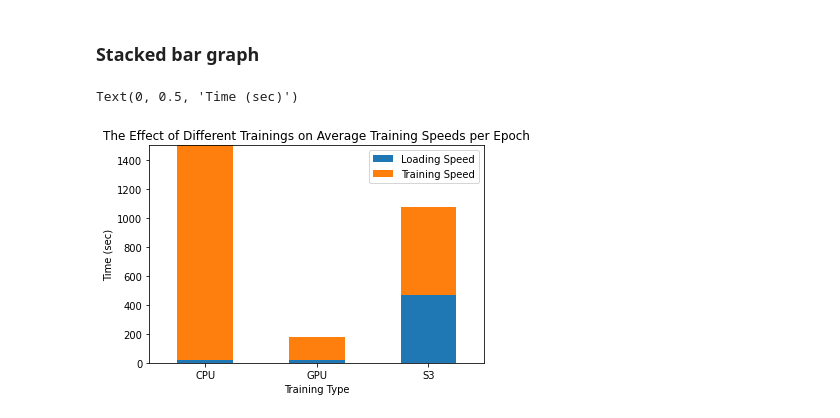
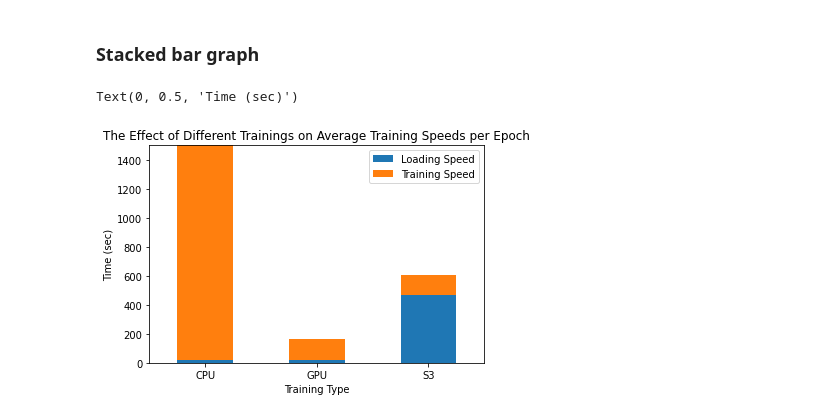
Before and after one commit to emyik/train-using-sion, a Jupyter notebook: plotData.ipynb, the cells around one changed output. Drawn from its saved outputs; the diff is of its cells as text; code cells hidden in the pictures.

Commit message:
Correcting bar graphs

```diff
--- a/plotData.ipynb
+++ b/plotData.ipynb
@@ -30,15 +30,15 @@ def addlabels(x,y):
         plt.text(i, y[i], y[i], ha = 'center')
 
 # GPU
-df = pd.read_csv("data/output.csv")
+df = pd.read_csv("data/gpu50.csv")
 df = df[df["type"] == 0]
 
 # CPU
-df1 = pd.read_csv("data/202206201415/cifar_resnet_buildin.csv")
+df1 = pd.read_csv("data/cpu15.csv")
 df1 = df1[df1["type"] == 0]
 
 # S3
-df2 = pd.read_csv("data/s3output.csv")
+df2 = pd.read_csv("data/s3.csv")
 df2 = df2[df2["type"] == 0]
 # %% [markdown]
 ### Individual loading and training time graphs
@@ -77,13 +77,15 @@ addlabels(xs, ys)
 # %% [markdown]
 ### Stacked bar graph
 # %%
-df3 = pd.DataFrame([['CPU', df1.iloc[-1]['loading'] / df1.iloc[-1]['epoch'], df1.iloc[-1]['duration'] / df1.iloc[-1]['epoch']], ['GPU', df.iloc[-1]['loading'] / df.iloc[-1]['epoch'], df.iloc[-1]['duration'] / df.iloc[-1]['epoch']], ['S3', df2.iloc[-1]['loading'] / df2.iloc[-1]['epoch'], df2.iloc[-1]['duration'] / df2.iloc[-1]['epoch']]],
+df3 = pd.DataFrame([['CPU', df1.iloc[-1]['loading'] / df1.iloc[-1]['epoch'], df1.iloc[-1]['duration'] / df1.iloc[-1]['epoch'] - df1.iloc[-1]['loading'] / df1.iloc[-1]['epoch']],
+                        ['GPU', df.iloc[-1]['loading'] / df.iloc[-1]['epoch'], df.iloc[-1]['duration'] / df.iloc[-1]['epoch'] - df.iloc[-1]['loading'] / df.iloc[-1]['epoch']],
+                        ['S3', df2.iloc[-1]['loading'] / df2.iloc[-1]['epoch'], df2.iloc[-1]['duration'] / df2.iloc[-1]['epoch'] - df2.iloc[-1]['loading'] / df2.iloc[-1]['epoch']]],
                   columns=['Training Type', 'Loading Speed', 'Training Speed'])
 df3.plot(x='Training Type', kind='bar', stacked=True,
         title='The Effect of Different Trainings on Average Training Speeds per Epoch')
-plt.ylim(0, 1500)
+plt.ylim([0, 1500])
 plt.xticks(rotation=0, horizontalalignment="center")
 plt.ylabel("Time (sec)")
 # %% [output]
 Text(0, 0.5, 'Time (sec)')
-[figure, old version]
+[figure, new version]
```
